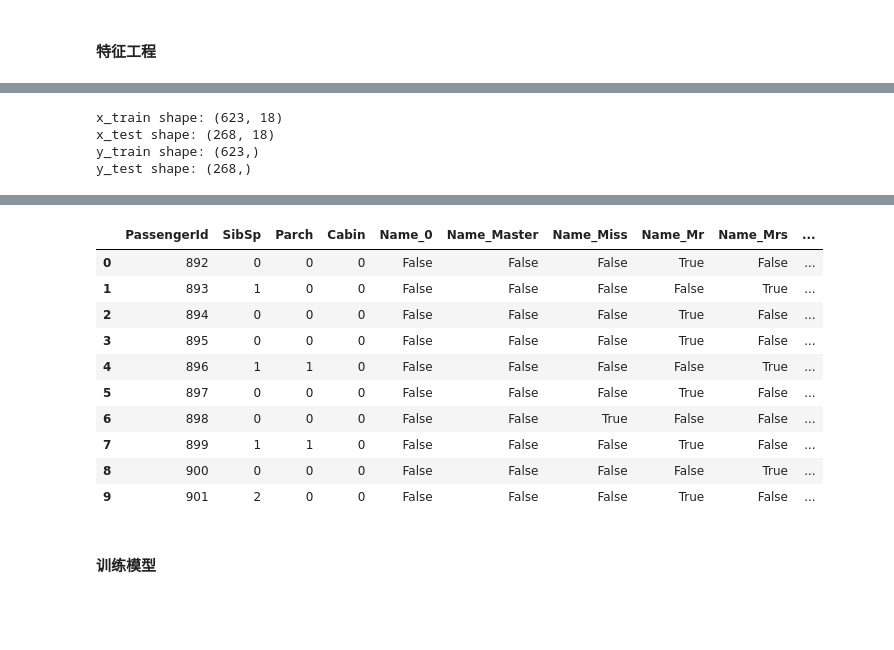
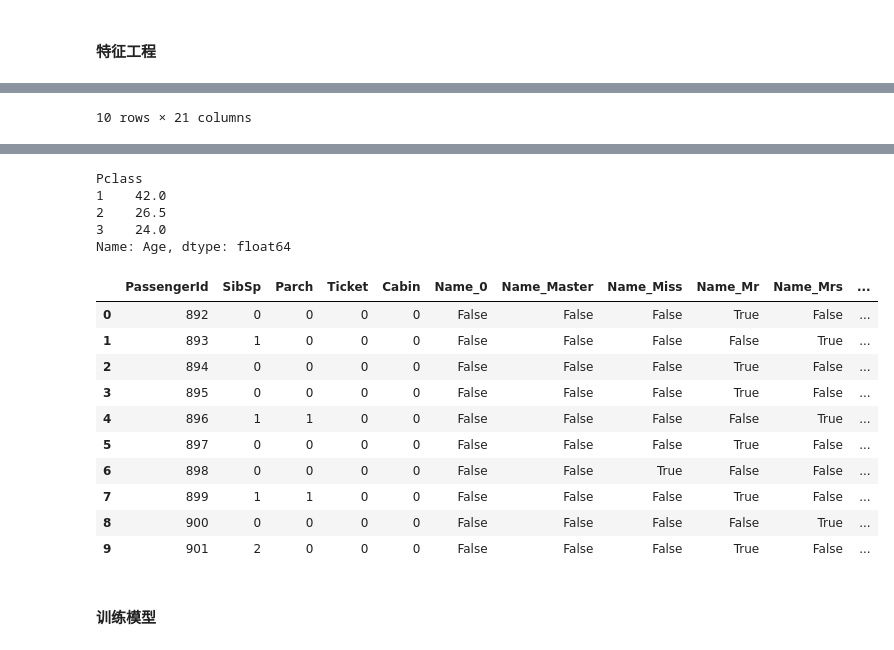
Before and after one commit to baqiyansheng/Titanic, a Jupyter notebook: src/titanic.ipynb, the cells around one changed output, grey strips where cells are left out. Cells and saved outputs as stored; diff of their text form; code cells hidden in the pictures; blank space fills up the shorter version.

```diff
--- a/src/titanic.ipynb
+++ b/src/titanic.ipynb
@@ -77,8 +77,12 @@ def data_process(data):
     # train.drop(['Cabin'], axis=1, inplace=True)
     # 姓名，只保留称谓
     data['Name'] = data['Name'].str.extract(' ([A-Za-z]+)\.', expand=False)
+
     # Ticket 是独一无二的，直接删除
-    data.drop(['Ticket'], axis=1, inplace=True)
+    #data.drop(['Ticket'], axis=1, inplace=True)
+
+    #用 -1 填充 Ticket
+    data['Ticket'].fillna(-1, inplace=True)
     return data
 
 train = data_process(train)
@@ -216,7 +221,46 @@ def set_normalization(df):
     df.drop(['Age', 'Fare'], axis=1, inplace=True)
     return df
 
+def set_planarization(data):
+    #离散化 Age Fare
+    #使用pd中的cut离散化
+    #data['Age'] = pd.cut(data['Age'], bins=4, labels=[1, 2, 3, 4])
+    #data['Fare'] = pd.cut(data['Fare'], bins=2, labels=[1, 2])
+    #手动离散化
+    for i in range(0,data['Age'].size):
+        if (0 < data.loc[i,'Age'] and data.loc[i,'Age'] <= 10):
+            data.loc[i,'Age'] = 1
+        if (10 < data.loc[i,'Age'] and data.loc[i,'Age'] <= 30):
+            data.loc[i,'Age'] = 2
+        if (30 < data.loc[i,'Age'] and data.loc[i,'Age'] <= 60):
+            data.loc[i,'Age'] = 3
+        if (60 < data.loc[i,'Age'] and data.loc[i,'Age'] <= 100):
+            data.loc[i,'Age'] = 4
+    for i in range(0,data['Fare'].size):
+        if (data.loc[i,'Fare'] <= 50):
+            data.loc[i,'Fare'] = 1
+        if (data.loc[i,'Fare'] > 50):
+            data.loc[i,'Fare'] = 2
+    #处理ticket 同一张ticket被多个人使用，则他们在船上有同伴，赋值为1，否则赋值为0
+    #使用pd里的duplicated查重复值
+    #data['Companion'] = data.duplicated(subset='Ticket', keep=False).astype(int)
+    #手动
+    for i in range(0,data['Ticket'].size):
+        flag = 0
+        #-1表示缺失
+        if data.loc[i,'Ticket'] == -1:
+            data.loc[i,'Ticket'] = 0
+            continue
+        if data.loc[i,'Ticket'] != 1:
+            for j in range(i + 1,data['Ticket'].size):
+                if (data.loc[i,'Ticket'] == data.loc[j,'Ticket']):
+                    flag = 1
+                    data.loc[j,'Ticket'] = flag
+        data.loc[i,'Ticket'] = flag
+    return data
+
 # 特征工程
+train = set_planarization(train)
 train = set_numeralization(train)
 train = set_normalization(train)
 display(train.head(10))
@@ -236,6 +280,7 @@ test = data_process(test)
 # 有个坑，测试集中 Fare 有一个缺失值，用对应 Pclass 的中位数填充
 test['Fare'].fillna(test.groupby('Pclass')['Fare'].transform('median'), inplace=True)
 # 特征工程
+test = set_planarization(test)
 test = set_numeralization(test)
 test = set_normalization(test)
 display(test.head(10))
@@ -255,4 +300 @@ x_exam = test.drop(['PassengerId'], axis=1)
-x_train shape: (623, 18)
-x_test shape: (268, 18)
-y_train shape: (623,)
-y_test shape: (268,)
+10 rows × 21 columns
@@ -264,14 +305,19 @@ Name: Age, dtype: float64
+Pclass
+1    42.0
+2    26.5
+3    24.0
+Name: Age, dtype: float64
-|  | PassengerId | SibSp | Parch | Cabin | Name_0 | Name_Master | Name_Miss | Name_Mr | Name_Mrs | ... |
-| 0 | 892 | 0 | 0 | 0 | False | False | False | True | False | ... |
-| 1 | 893 | 1 | 0 | 0 | False | False | False | False | True | ... |
-| 2 | 894 | 0 | 0 | 0 | False | False | False | True | False | ... |
-| 3 | 895 | 0 | 0 | 0 | False | False | False | True | False | ... |
-| 4 | 896 | 1 | 1 | 0 | False | False | False | False | True | ... |
-| 5 | 897 | 0 | 0 | 0 | False | False | False | True | False | ... |
-| 6 | 898 | 0 | 0 | 0 | False | False | True | False | False | ... |
-| 7 | 899 | 1 | 1 | 0 | False | False | False | True | False | ... |
-| 8 | 900 | 0 | 0 | 0 | False | False | False | False | True | ... |
-| 9 | 901 | 2 | 0 | 0 | False | False | False | True | False | ... |
+|  | PassengerId | SibSp | Parch | Ticket | Cabin | Name_0 | Name_Master | Name_Miss | Name_Mr | Name_Mrs | ... |
+| 0 | 892 | 0 | 0 | 0 | 0 | False | False | False | True | False | ... |
+| 1 | 893 | 1 | 0 | 0 | 0 | False | False | False | False | True | ... |
+| 2 | 894 | 0 | 0 | 0 | 0 | False | False | False | True | False | ... |
+| 3 | 895 | 0 | 0 | 0 | 0 | False | False | False | True | False | ... |
+| 4 | 896 | 1 | 1 | 0 | 0 | False | False | False | False | True | ... |
+| 5 | 897 | 0 | 0 | 0 | 0 | False | False | False | True | False | ... |
+| 6 | 898 | 0 | 0 | 0 | 0 | False | False | True | False | False | ... |
+| 7 | 899 | 1 | 1 | 0 | 0 | False | False | False | True | False | ... |
+| 8 | 900 | 0 | 0 | 0 | 0 | False | False | False | False | True | ... |
+| 9 | 901 | 2 | 0 | 0 | 0 | False | False | False | True | False | ... |
 # %% [markdown]
 #### 训练模型
 # %% [markdown]
```
Also changed, not shown: parts of 11 cells of this notebook, 7 other files.
